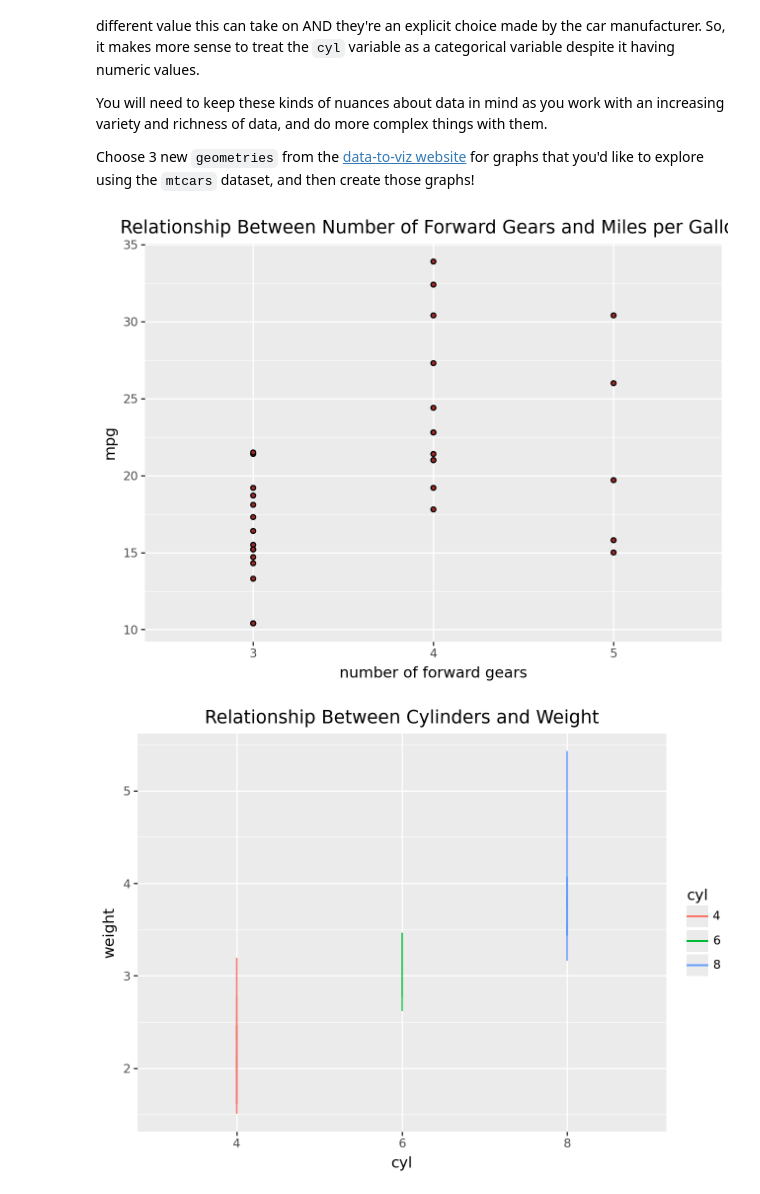
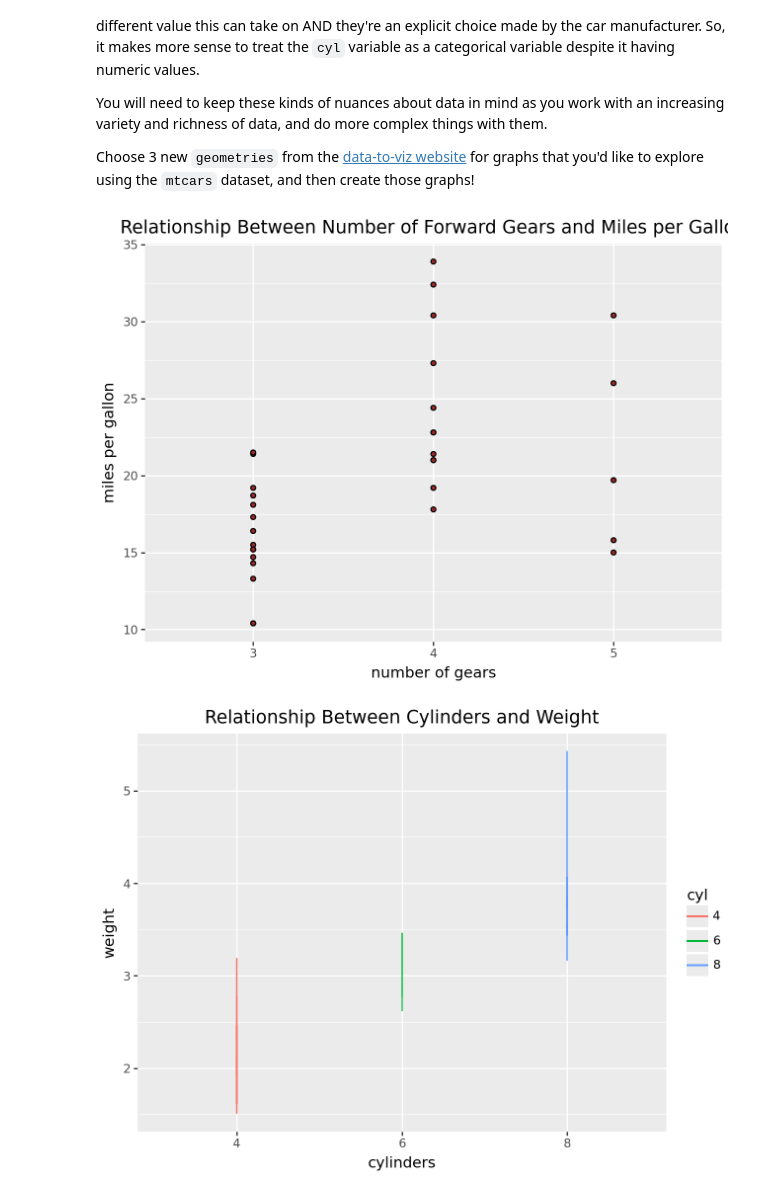
Before and after one commit to isabelleantaran/GSB-544-Projects, a Jupyter notebook: week1/Intro_to_DataViz_Using_mtcars_Dataset.ipynb, the cells around one changed output. Cells and saved outputs as stored; diff of their text form; code cells hidden in the pictures.

```diff
--- a/week1/Intro_to_DataViz_Using_mtcars_Dataset.ipynb
+++ b/week1/Intro_to_DataViz_Using_mtcars_Dataset.ipynb
@@ -135,15 +135,15 @@ Choose 3 new `geometries` from the [data-to-viz website](https://www.data-to-viz
 # %%
 # Create plot with first new geometry here
 plotScatter = (
     p9.ggplot(df, p9.aes(x = "gear", y = "mpg"))
     + p9.geom_point(fill = "brown")
     + p9.labs(
               title = "Relationship Between Number of Forward Gears and Miles per Gallon",
-              x = "number of forward gears", y = "mpg")
+              x = "number of gears", y = "miles per gallon")
 )
 plotScatter.show()
 # %% [output]
-[figure, old version]
+[figure, new version]
 # %%
 # Create plot with second new geometry here
 # Using line plot to visualize the relationship between the number of cylinders and weight.
@@ -152,11 +152,11 @@ plotLine = (
     + p9.geom_line()
     + p9.labs(
               title = "Relationship Between Cylinders and Weight",
-              x = "cyl", y = "weight")
+              x = "cylinders", y = "weight")
 )
 plotLine.show()
 # %% [output]
-[figure, old version]
+[figure, new version]
 # %%
 # Create plot with third new geometry here
 # Using a heatmap to visualize the relationship between number of forward gears and number of carburetors
```
Also changed, not shown: parts of 1 cell of this notebook.
